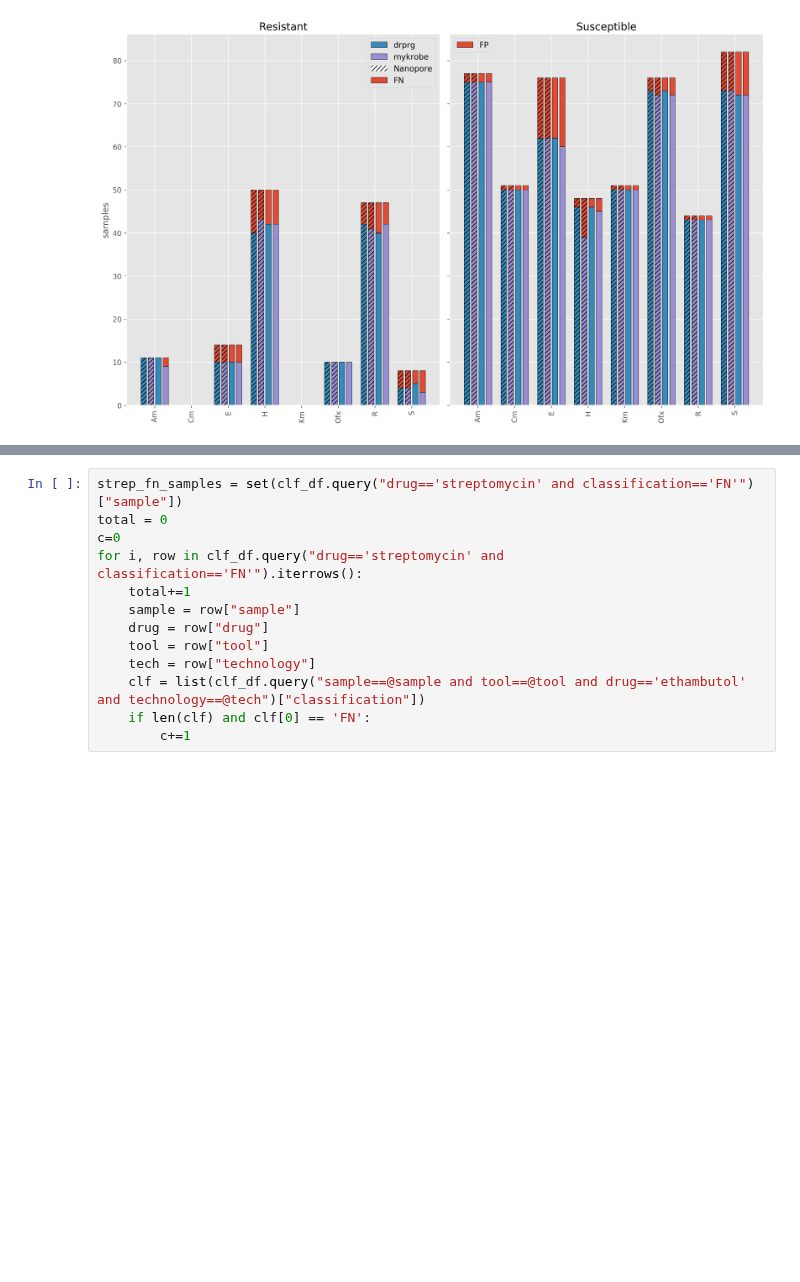
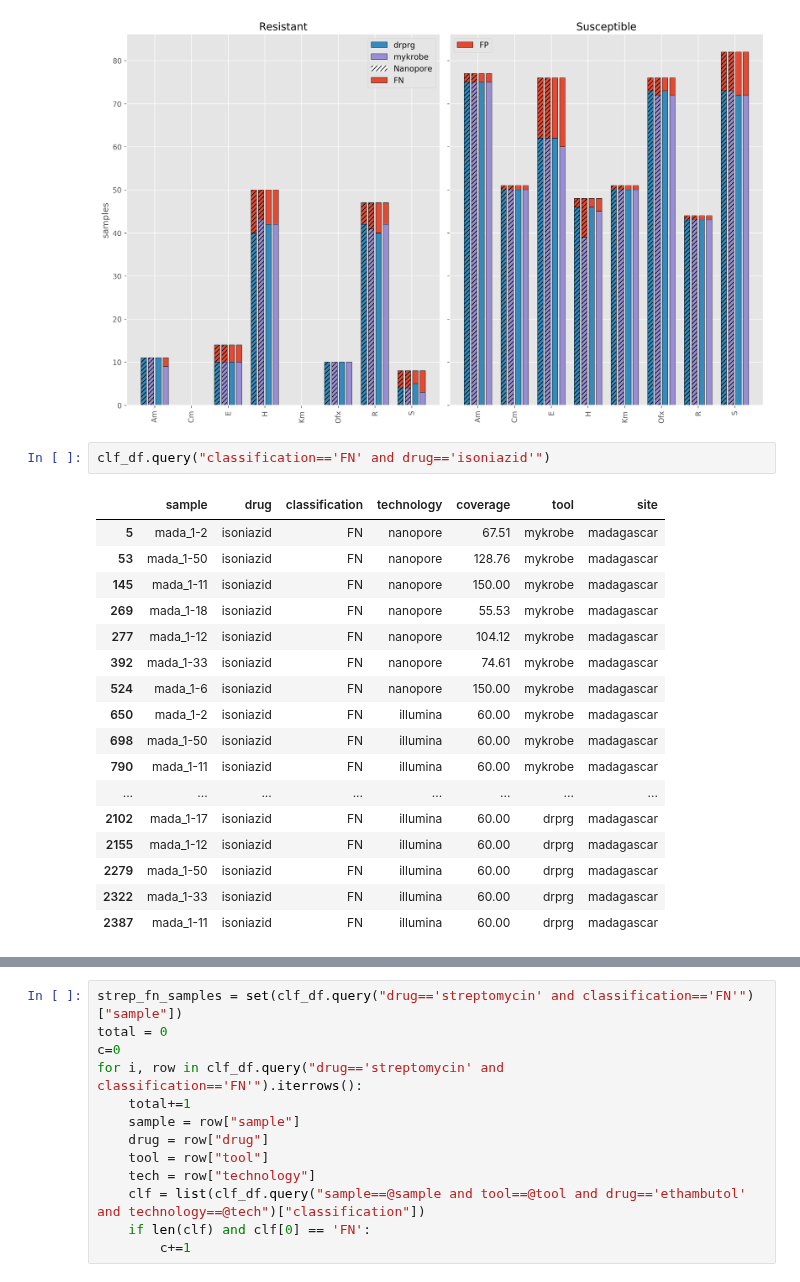
Before and after one commit to mbhall88/head_to_head_pipeline, a Jupyter notebook: analysis/resistance_prediction/workflow/notebooks/analysis_eda.ipynb, the cells around one changed output, grey strips where cells are left out. Saved outputs shown, nothing was run; the diff lists cells and outputs as text; blank space fills up the shorter version.

```diff
--- a/analysis/resistance_prediction/workflow/notebooks/analysis_eda.ipynb
+++ b/analysis/resistance_prediction/workflow/notebooks/analysis_eda.ipynb
@@ -573,3 +569,23 @@ sns.despine()
 plt.tight_layout()
 # %% [output]
 [figure]
+# %%
+clf_df.query("classification=='FN' and drug=='isoniazid'")
+# %% [output]
+|  | sample | drug | classification | technology | coverage | tool | site |
+| 5 | mada_1-2 | isoniazid | FN | nanopore | 67.51 | mykrobe | madagascar |
+| 53 | mada_1-50 | isoniazid | FN | nanopore | 128.76 | mykrobe | madagascar |
+| 145 | mada_1-11 | isoniazid | FN | nanopore | 150.00 | mykrobe | madagascar |
+| 269 | mada_1-18 | isoniazid | FN | nanopore | 55.53 | mykrobe | madagascar |
+| 277 | mada_1-12 | isoniazid | FN | nanopore | 104.12 | mykrobe | madagascar |
+| 392 | mada_1-33 | isoniazid | FN | nanopore | 74.61 | mykrobe | madagascar |
+| 524 | mada_1-6 | isoniazid | FN | nanopore | 150.00 | mykrobe | madagascar |
+| 650 | mada_1-2 | isoniazid | FN | illumina | 60.00 | mykrobe | madagascar |
+| 698 | mada_1-50 | isoniazid | FN | illumina | 60.00 | mykrobe | madagascar |
+| 790 | mada_1-11 | isoniazid | FN | illumina | 60.00 | mykrobe | madagascar |
+| ... | ... | ... | ... | ... | ... | ... | ... |
+| 2102 | mada_1-17 | isoniazid | FN | illumina | 60.00 | drprg | madagascar |
+| 2155 | mada_1-12 | isoniazid | FN | illumina | 60.00 | drprg | madagascar |
+| 2279 | mada_1-50 | isoniazid | FN | illumina | 60.00 | drprg | madagascar |
+| 2322 | mada_1-33 | isoniazid | FN | illumina | 60.00 | drprg | madagascar |
+| 2387 | mada_1-11 | isoniazid | FN | illumina | 60.00 | drprg | madagascar |
```
Also changed, not shown: parts of 7 cells of this notebook, 3 other files.
